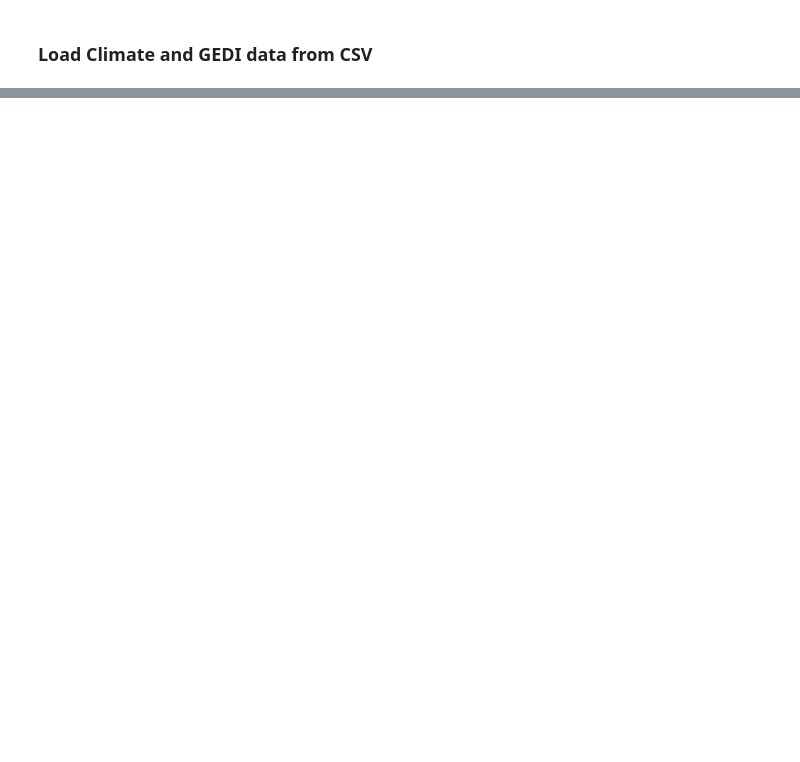
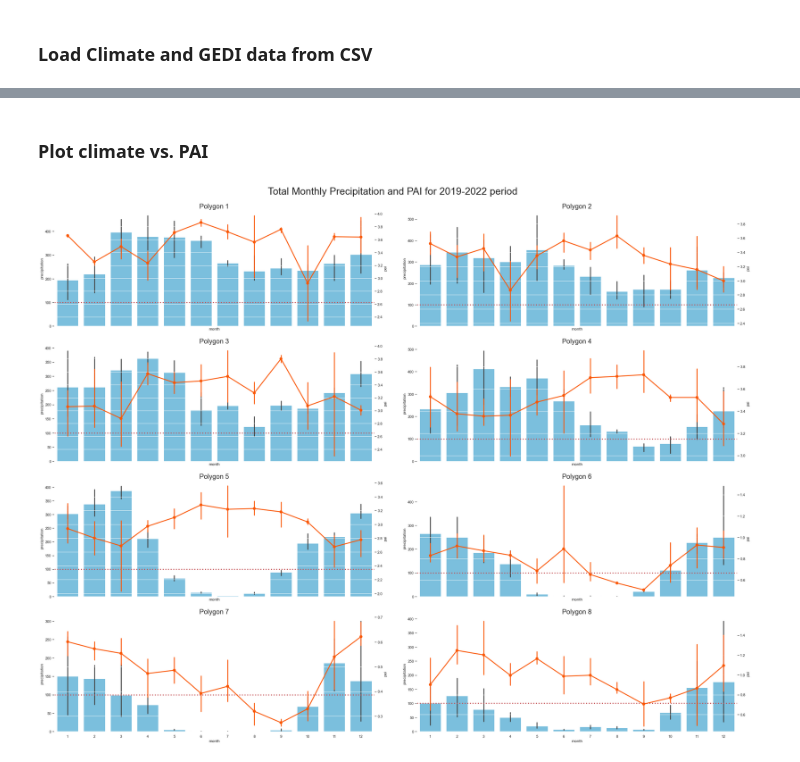
Before and after one commit to 4C-Guided-Team-Challenge/drought-with-gedi, a Jupyter notebook: notebooks/exploratory/ClimateAndGediInitialAnalysis.ipynb, the cells around one changed output, grey strips where cells are left out. Cells and saved outputs as stored; diff of their text form; code cells hidden in the pictures; blank space fills up the shorter version.

```diff
--- a/notebooks/exploratory/ClimateAndGediInitialAnalysis.ipynb
+++ b/notebooks/exploratory/ClimateAndGediInitialAnalysis.ipynb
@@ -26,0 +64,21 @@ ee.Initialize()
+# %%
+# Join data sets.
+climate_indexed = climate_monthly.set_index(['month', 'year', 'polygon_id'])
+gedi_indexed = gedi_monthly.set_index(['month', 'year', 'polygon_id'])
+monthly_data = gedi_indexed.join(climate_indexed).reset_index()
+# %% [markdown]
+### Plot climate vs. PAI
+# %%
+fig, ax = plot.layered_plot_per_polygon(monthly_data,
+                                        x='month',
+                                        bar_y='precipitation',
+                                        line_y='pai',
+                                        title="Total Monthly Precipitation and PAI for 2019-2022 period")
+
+# Draw a horizontal line at 100mm precipitation, that signifies a dry month.
+[subplot.axhline(y=100, color = 'r', linestyle = 'dotted', linewidth=3)
+ for subplot in fig.get_axes() if subplot in ax]
+
+plt.savefig(f'../../reports/figures/exploratory/layered_monthly_with_error_bars_precipitation_pai_2019_to_2022.png')
+# %% [output]
+[figure, added]
```
Also changed, not shown: parts of 11 cells of this notebook, 9 other files.
